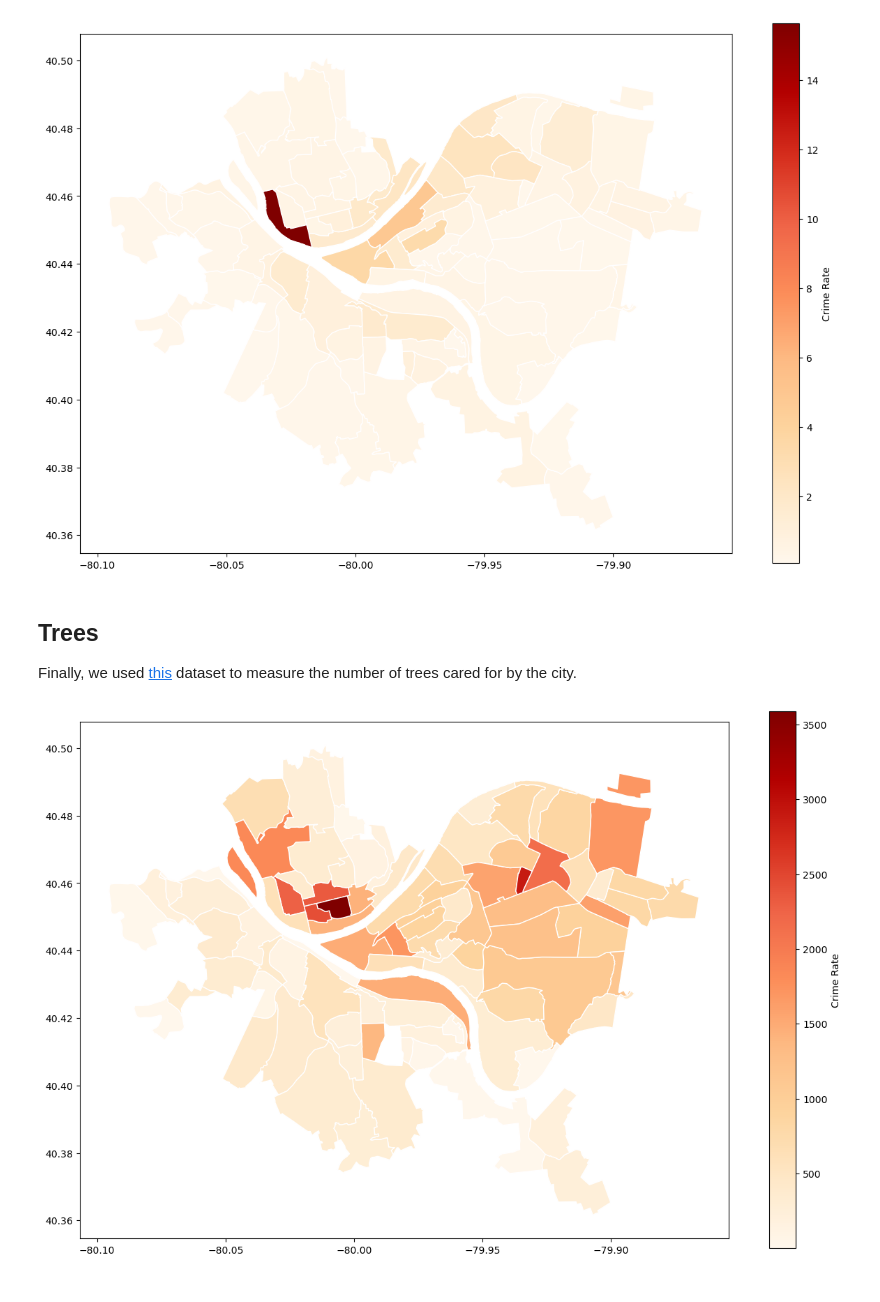
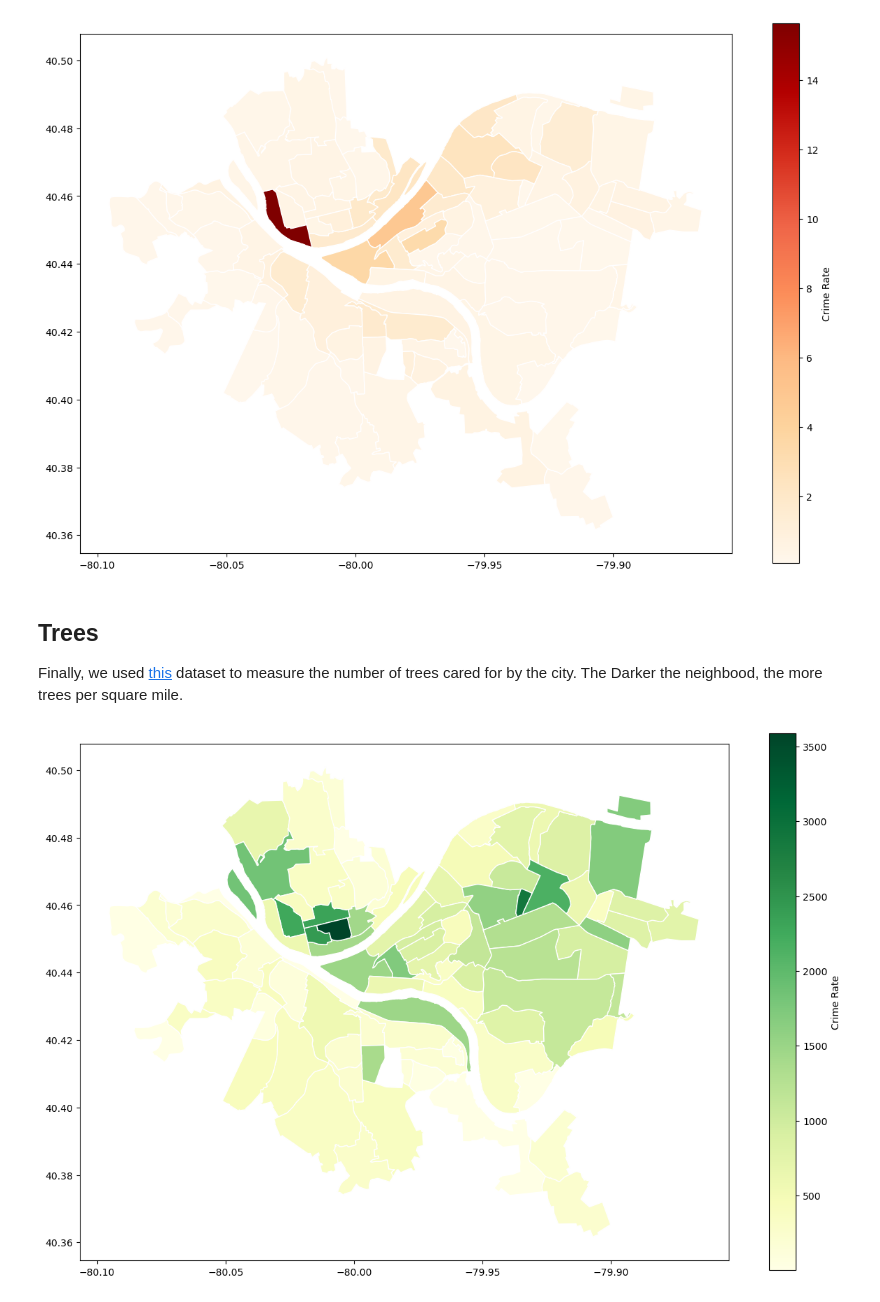
Before and after one commit to TuckBus/cmpinf-final-project, a Jupyter notebook: main.ipynb, the cells around one changed output. Saved outputs shown, nothing was run; the diff lists cells and outputs as text; code cells hidden in the pictures.

```diff
--- a/main.ipynb
+++ b/main.ipynb
@@ -58,12 +58,12 @@ plt.show()
 [figure]
 # %% [markdown]
 ## Trees
-Finally, we used [this](https://data.wprdc.org/dataset/city-trees) dataset to measure the number of trees cared for by the city.
+Finally, we used [this](https://data.wprdc.org/dataset/city-trees) dataset to measure the number of trees cared for by the city. The Darker the neighbood, the more trees per square mile.
 # %%
 trees = pd.read_csv("trees_psqm.csv")
 
 trees_map = neighborhoods.merge(trees, left_on="hood", right_on="neighborhood", how="left")
-trees_map.plot(column="trees_sqmile", cmap="OrRd", edgecolor="white", legend=True, legend_kwds={'label': "Crime Rate"}, figsize=(15, 10), missing_kwds={"color": "lightgrey"})
+trees_map.plot(column="trees_sqmile", cmap="YlGn", edgecolor="white", legend=True, legend_kwds={'label': "Crime Rate"}, figsize=(15, 10), missing_kwds={"color": "lightgrey"})
 plt.show()
 # %% [output]
-[figure, old version]
+[figure, new version]
```
Also changed, not shown: parts of 6 cells of this notebook.
